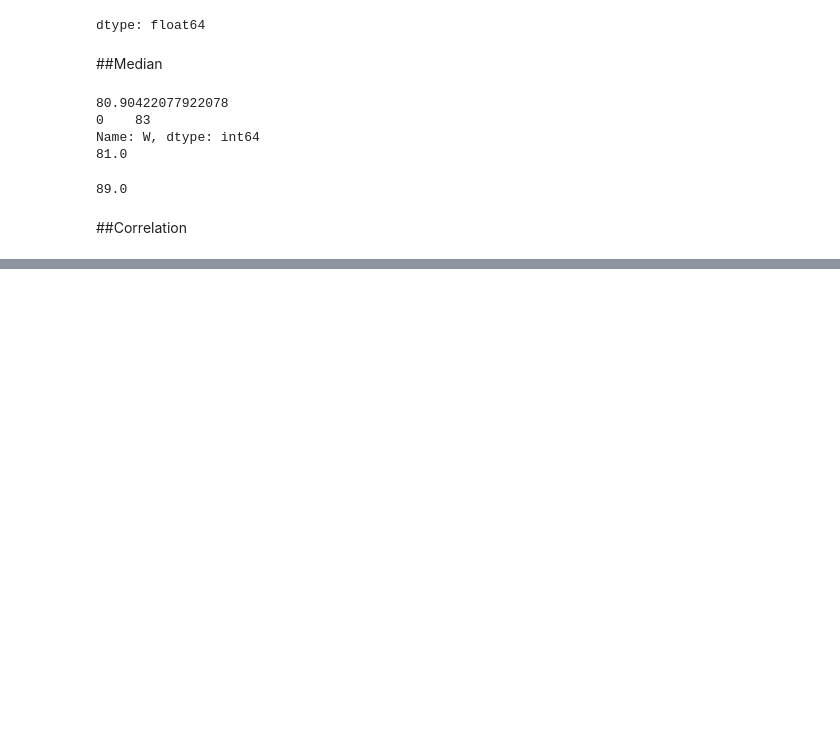
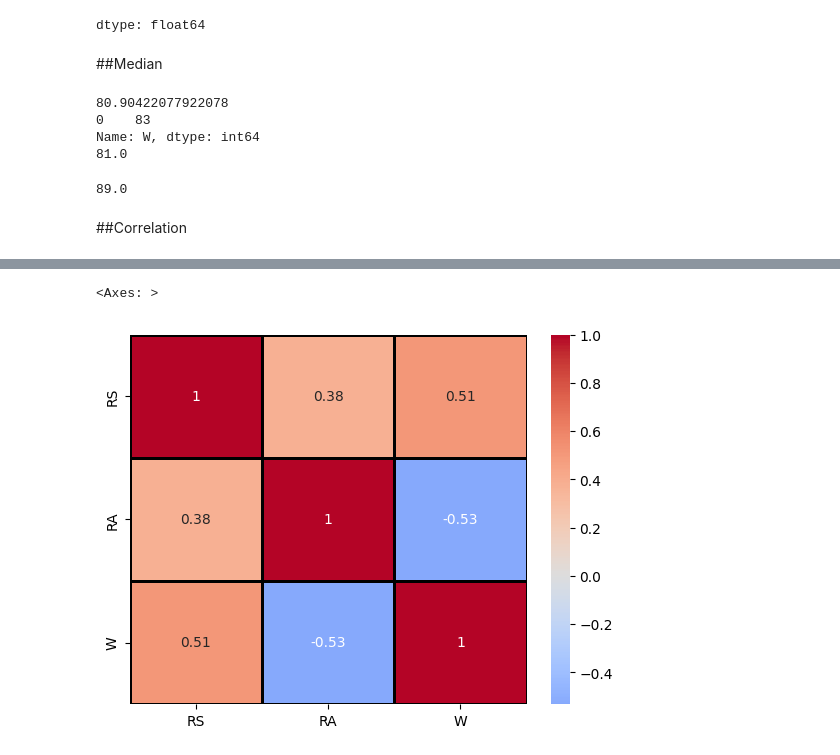
Before and after one commit to Nimira43/Business-Data-Analytics-Intelligence, a Jupyter notebook: Basic_Statistics.ipynb, the cells around one changed output, grey strips where cells are left out. Saved outputs shown, nothing was run; the diff lists cells and outputs as text; code cells hidden in the pictures; blank space fills up the shorter version.

```diff
--- a/Basic_Statistics.ipynb
+++ b/Basic_Statistics.ipynb
@@ -168,0 +214,11 @@ df.loc[(df.Team == 'BAL') & (df.Year <= 2000)].W.median()
+# %%
+sns.heatmap(data = df_correlation.corr(),
+            annot = True,
+            fmt = '.2g',
+            center = 0,
+            cmap = 'coolwarm',
+            linewidth = 1,
+            linecolor = 'black')
+# %% [output]
+<Axes: >
+[figure, added]
```
Also changed, not shown: parts of 8 cells of this notebook.
